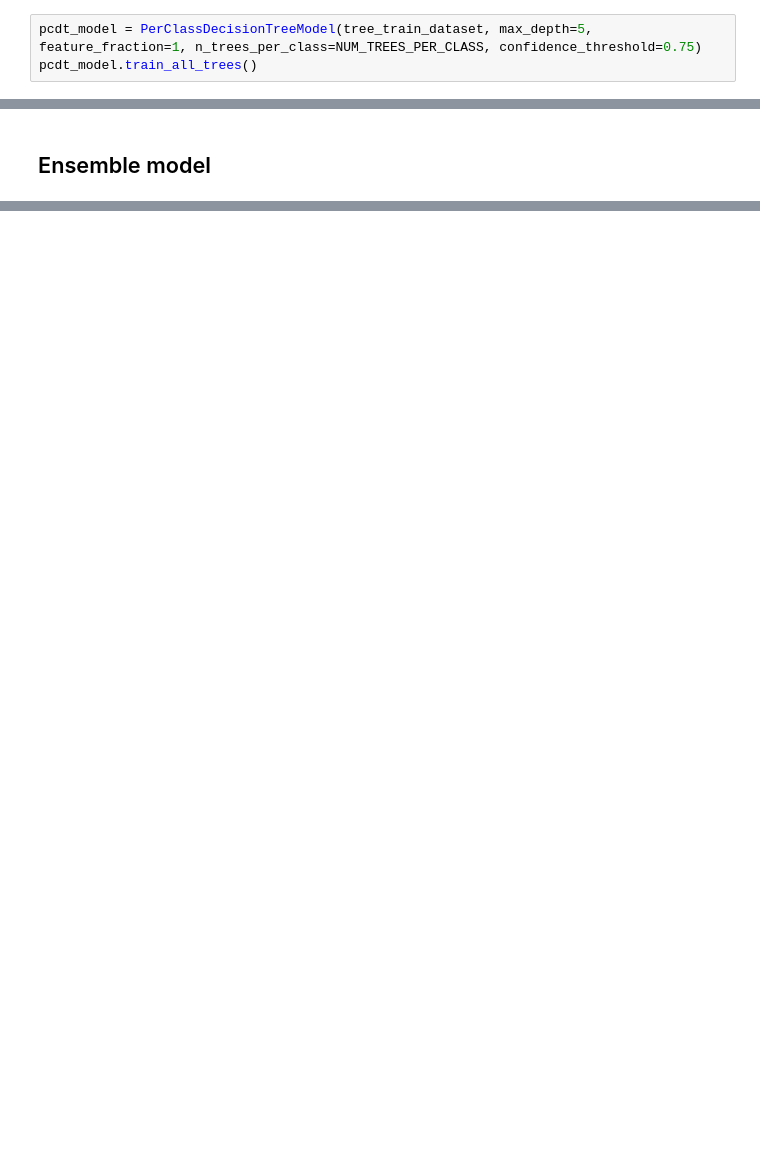
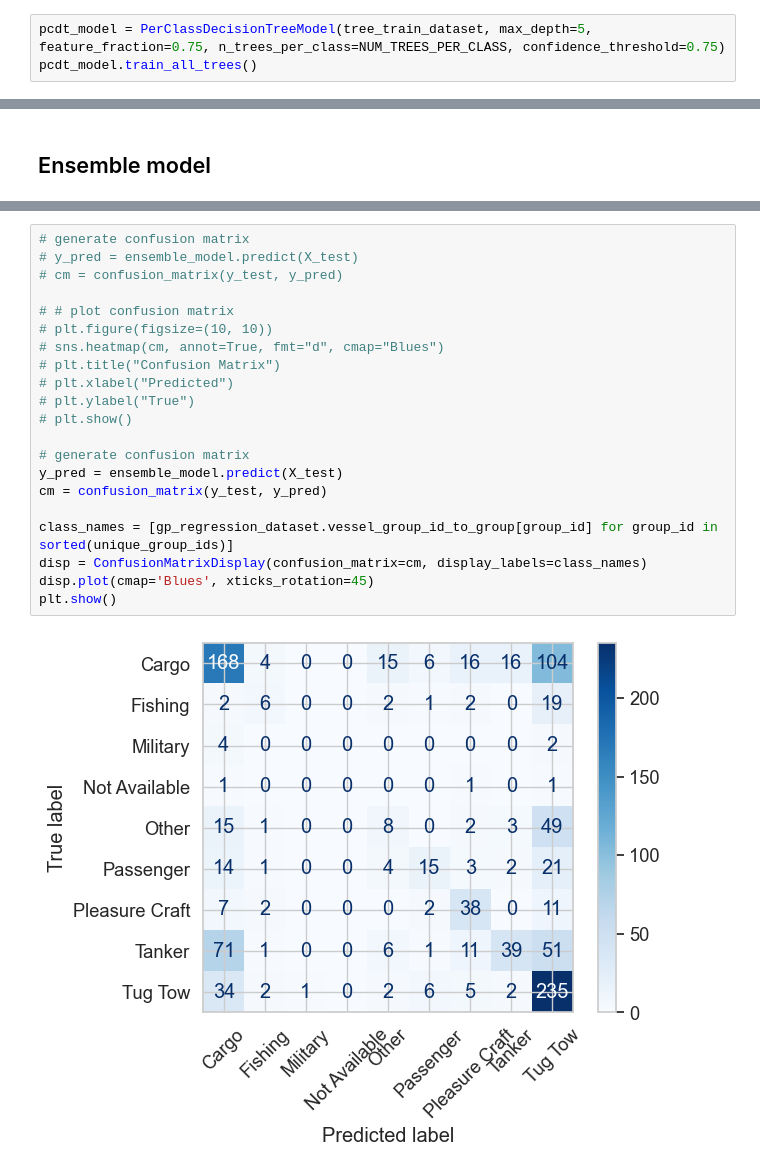
Before and after one commit to SaketramDurbha/cawl, a Jupyter notebook: notebooks/per_class_decision_trees.ipynb, the cells around one changed output, grey strips where cells are left out. Saved outputs shown, nothing was run; the diff lists cells and outputs as text; blank space fills up the shorter version.

Commit message:
add confusion matrix and classification report to notebook, remove unsued files

```diff
--- a/notebooks/per_class_decision_trees.ipynb
+++ b/notebooks/per_class_decision_trees.ipynb
@@ -102,7 +105,7 @@ X_test, y_test, mmsis_test = extract_data(test_dataset)
 # %% [markdown]
 # Train the small decision trees model
 # %%
-pcdt_model = PerClassDecisionTreeModel(tree_train_dataset, max_depth=5, feature_fraction=1, n_trees_per_class=NUM_TREES_PER_CLASS, confidence_threshold=0.75)
+pcdt_model = PerClassDecisionTreeModel(tree_train_dataset, max_depth=5, feature_fraction=0.75, n_trees_per_class=NUM_TREES_PER_CLASS, confidence_threshold=0.75)
 pcdt_model.train_all_trees()
 # %% [output]
 Dataset loaded: 691 samples, 56 features, 9 classes
@@ -257,0 +288,23 @@ AttributeError: 'MLP' object has no attribute 'device'
+# %%
+# generate confusion matrix
+# y_pred = ensemble_model.predict(X_test)
+# cm = confusion_matrix(y_test, y_pred)
+
+# # plot confusion matrix
+# plt.figure(figsize=(10, 10))
+# sns.heatmap(cm, annot=True, fmt="d", cmap="Blues")
+# plt.title("Confusion Matrix")
+# plt.xlabel("Predicted")
+# plt.ylabel("True")
+# plt.show()
+
+# generate confusion matrix
+y_pred = ensemble_model.predict(X_test)
+cm = confusion_matrix(y_test, y_pred)
+
+class_names = [gp_regression_dataset.vessel_group_id_to_group[group_id] for group_id in sorted(unique_group_ids)]
+disp = ConfusionMatrixDisplay(confusion_matrix=cm, display_labels=class_names)
+disp.plot(cmap='Blues', xticks_rotation=45)
+plt.show()
+# %% [output]
+[figure, added]
```
Also changed, not shown: parts of 14 cells of this notebook, 3 other files.
